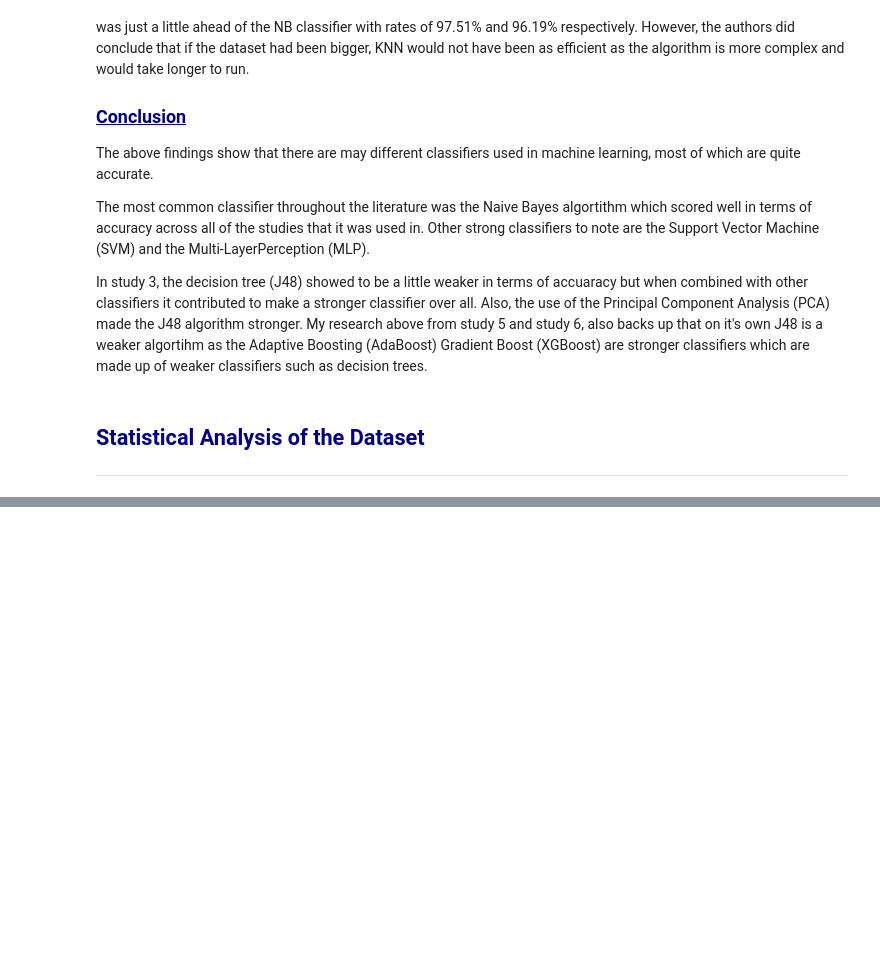
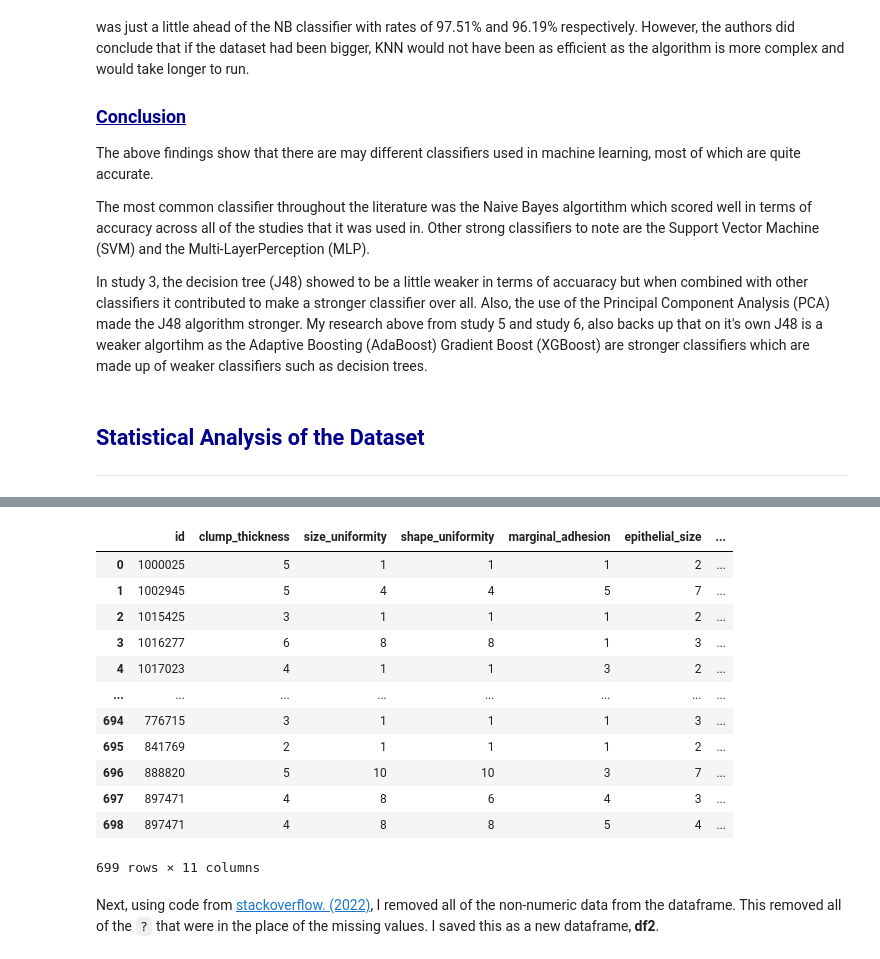
Before and after one commit to OCorry/PfDA-2022-Project-2, a Jupyter notebook: PfDA-2022-Project-2.ipynb, the cells around one changed output, grey strips where cells are left out. Saved outputs shown, nothing was run; the diff lists cells and outputs as text; code cells hidden in the pictures; blank space fills up the shorter version.

```diff
--- a/PfDA-2022-Project-2.ipynb
+++ b/PfDA-2022-Project-2.ipynb
@@ -82,2 +74,0 @@ df.head()
-# %%
-df= df['bare_nucleoli'] = df['bare_nucleoli'].replace(['?'], ['NaN'])
@@ -278,0 +278,18 @@ In study 3, the decision tree (J48) showed to be a little weaker in terms of acc
+# %%
+df
+# %% [output]
+|  | id | clump_thickness | size_uniformity | shape_uniformity | marginal_adhesion | epithelial_size | ... |
+| 0 | 1000025 | 5 | 1 | 1 | 1 | 2 | ... |
+| 1 | 1002945 | 5 | 4 | 4 | 5 | 7 | ... |
+| 2 | 1015425 | 3 | 1 | 1 | 1 | 2 | ... |
+| 3 | 1016277 | 6 | 8 | 8 | 1 | 3 | ... |
+| 4 | 1017023 | 4 | 1 | 1 | 3 | 2 | ... |
+| ... | ... | ... | ... | ... | ... | ... | ... |
+| 694 | 776715 | 3 | 1 | 1 | 1 | 3 | ... |
+| 695 | 841769 | 2 | 1 | 1 | 1 | 2 | ... |
+| 696 | 888820 | 5 | 10 | 10 | 3 | 7 | ... |
+| 697 | 897471 | 4 | 8 | 6 | 4 | 3 | ... |
+| 698 | 897471 | 4 | 8 | 8 | 5 | 4 | ... |
+699 rows × 11 columns
+# %% [markdown]
+Next, using code from <a href="https://stackoverflow.com/questions/33961028/remove-non-numeric-rows-in-one-column-with-pandas" target="_top">stackoverflow. (2022)</a>, I removed all of the non-numeric data from the dataframe. This removed all of the ``?`` that were in the place of the missing values. I saved this as a new dataframe, **df2**.
```
Also changed, not shown: parts of 8 cells of this notebook.
